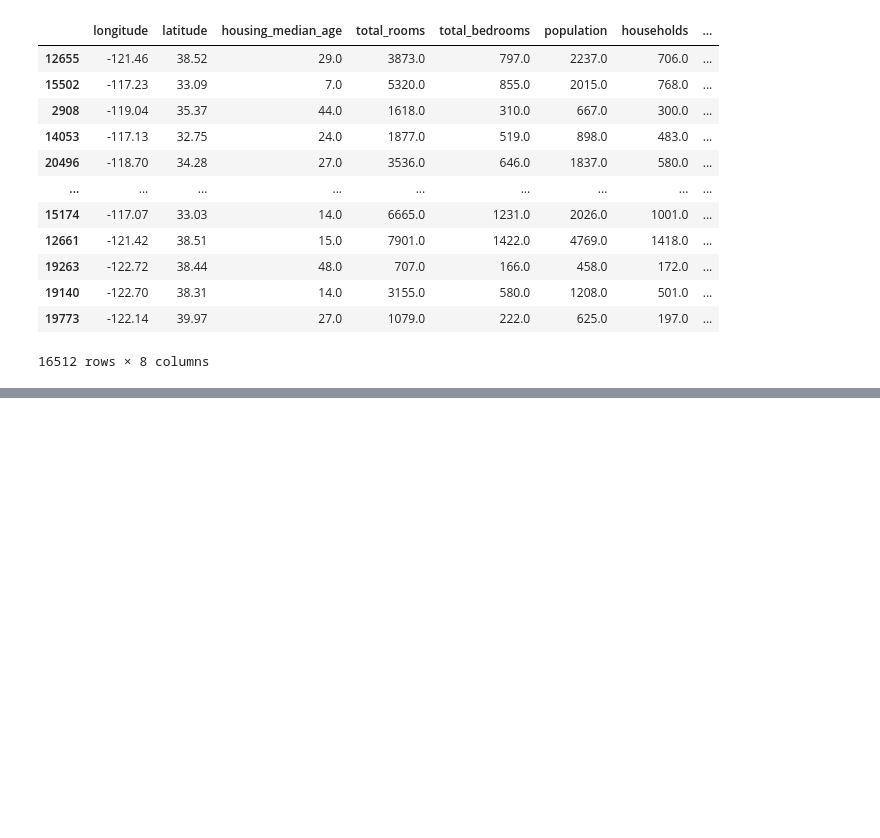
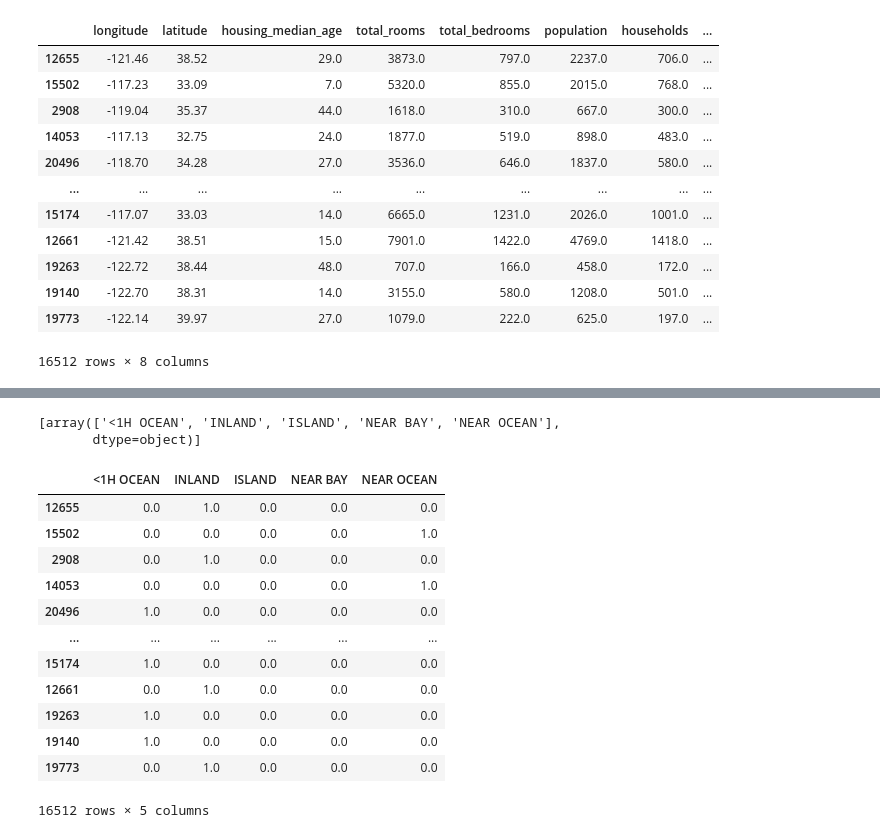
Before and after one commit to SankalpMakol016/ML-Projects, a Jupyter notebook: project1/main.ipynb, the cells around one changed output, grey strips where cells are left out. Drawn from its saved outputs; the diff is of its cells as text; code cells hidden in the pictures; blank space fills up the shorter version.

```diff
--- a/project1/main.ipynb
+++ b/project1/main.ipynb
@@ -211,0 +311,2 @@ housing_num
+# %%
+housing_cat1=housing[["ocean_proximity"]]
@@ -211,0 +329,5 @@ housing_num
+# %%
+from sklearn.preprocessing import OneHotEncoder
+
+cat_encoder = OneHotEncoder()
+housing_1hot = cat_encoder.fit_transform(housing_cat1)
@@ -211,0 +344,23 @@ housing_num
+# %%
+cat_encoder.categories_
+# %% [output]
+[array(['<1H OCEAN', 'INLAND', 'ISLAND', 'NEAR BAY', 'NEAR OCEAN'],
+       dtype=object)]
+# %%
+housing_cat1=pd.DataFrame(housing_1hot.toarray(),columns=['<1H OCEAN', 'INLAND', 'ISLAND', 'NEAR BAY', 'NEAR OCEAN'],index=housing_cat1.index)
+# %%
+housing_cat1
+# %% [output]
+|  | <1H OCEAN | INLAND | ISLAND | NEAR BAY | NEAR OCEAN |
+| 12655 | 0.0 | 1.0 | 0.0 | 0.0 | 0.0 |
+| 15502 | 0.0 | 0.0 | 0.0 | 0.0 | 1.0 |
+| 2908 | 0.0 | 1.0 | 0.0 | 0.0 | 0.0 |
+| 14053 | 0.0 | 0.0 | 0.0 | 0.0 | 1.0 |
+| 20496 | 1.0 | 0.0 | 0.0 | 0.0 | 0.0 |
+| ... | ... | ... | ... | ... | ... |
+| 15174 | 1.0 | 0.0 | 0.0 | 0.0 | 0.0 |
+| 12661 | 0.0 | 1.0 | 0.0 | 0.0 | 0.0 |
+| 19263 | 1.0 | 0.0 | 0.0 | 0.0 | 0.0 |
+| 19140 | 1.0 | 0.0 | 0.0 | 0.0 | 0.0 |
+| 19773 | 0.0 | 1.0 | 0.0 | 0.0 | 0.0 |
+16512 rows × 5 columns
```
Also changed, not shown: parts of 12 cells of this notebook.
